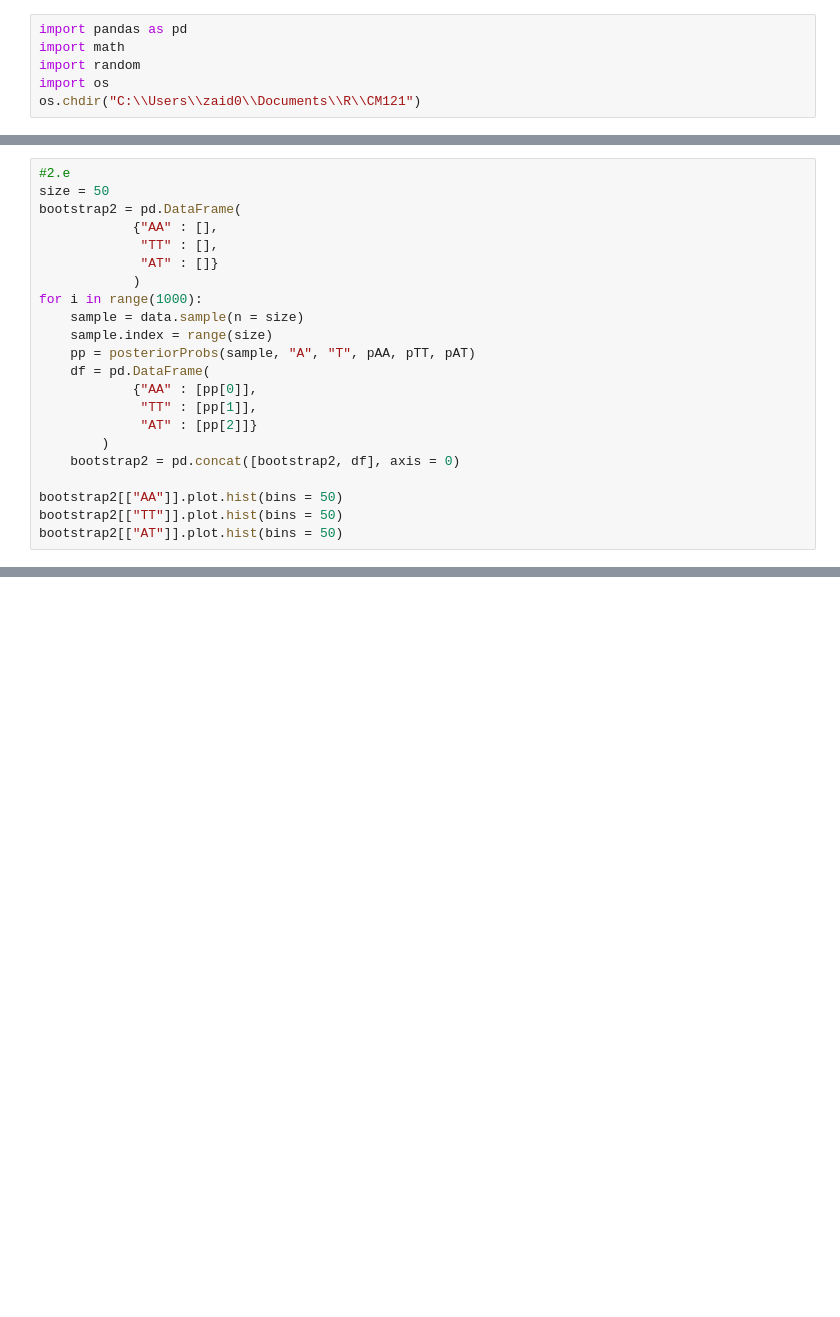
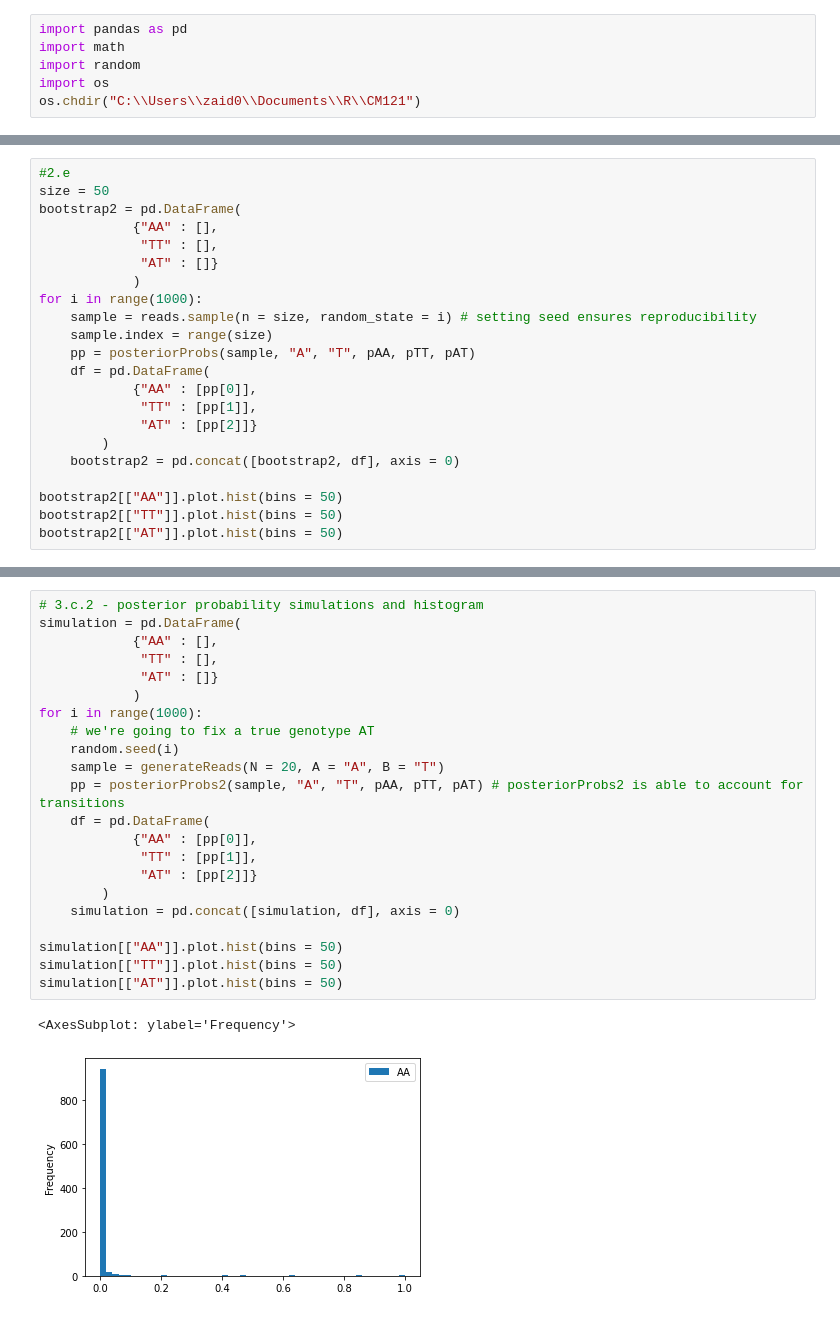
Before and after one commit to zaid0bustami/CM121, a Jupyter notebook: HW1/HW1.ipynb, the cells around one changed output, grey strips where cells are left out. Saved outputs shown, nothing was run; the diff lists cells and outputs as text; blank space fills up the shorter version.

```diff
--- a/HW1/HW1.ipynb
+++ b/HW1/HW1.ipynb
@@ -81,7 +83,7 @@ bootstrap2 = pd.DataFrame(
              "AT" : []}
             )
 for i in range(1000):
-    sample = data.sample(n = size)
+    sample = reads.sample(n = size, random_state = i) # setting seed ensures reproducibility
     sample.index = range(size)
     pp = posteriorProbs(sample, "A", "T", pAA, pTT, pAT)
     df = pd.DataFrame(
@@ -123,0 +213,25 @@ max    9.945728e-01  9.168673e-05     1.000000
+# %%
+# 3.c.2 - posterior probability simulations and histogram
+simulation = pd.DataFrame(
+            {"AA" : [],
+             "TT" : [],
+             "AT" : []}
+            )
+for i in range(1000):
+    # we're going to fix a true genotype AT
+    random.seed(i)
+    sample = generateReads(N = 20, A = "A", B = "T")
+    pp = posteriorProbs2(sample, "A", "T", pAA, pTT, pAT) # posteriorProbs2 is able to account for transitions
+    df = pd.DataFrame(
+            {"AA" : [pp[0]],
+             "TT" : [pp[1]],
+             "AT" : [pp[2]]}
+        )
+    simulation = pd.concat([simulation, df], axis = 0)
+
+simulation[["AA"]].plot.hist(bins = 50)
+simulation[["TT"]].plot.hist(bins = 50)
+simulation[["AT"]].plot.hist(bins = 50)
+# %% [output]
+<AxesSubplot: ylabel='Frequency'>
+[figure, added]
```
Also changed, not shown: parts of 12 cells of this notebook.
